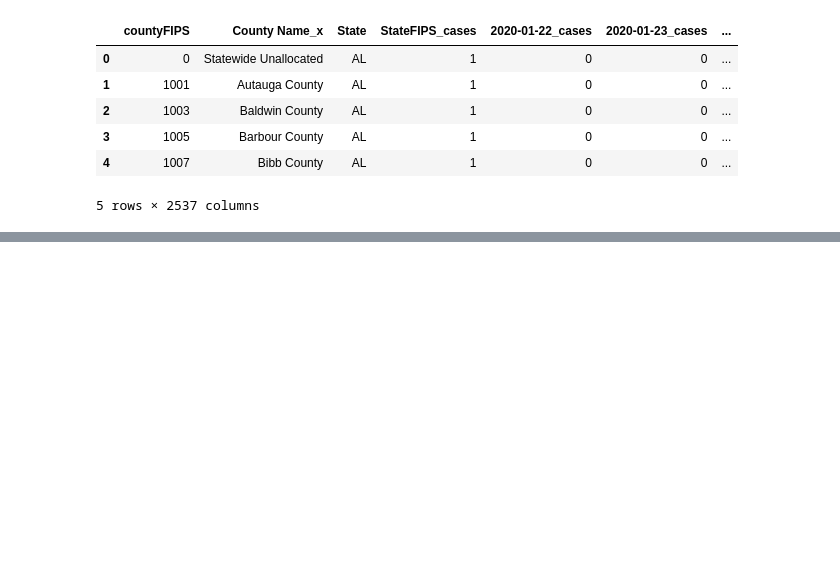
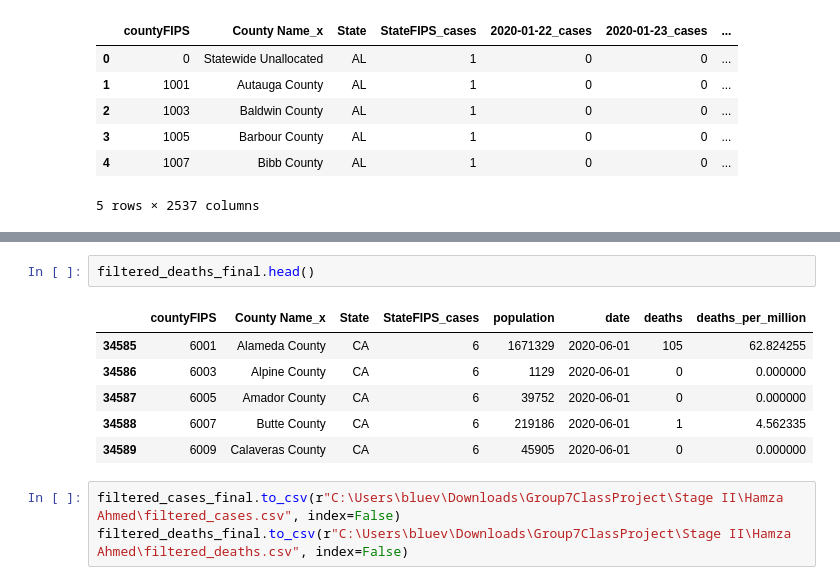
Before and after one commit to hamza890890/Group7ClassProject, a Jupyter notebook: Stage II/Hamza Ahmed/Member Project Phase II.ipynb, the cells around one changed output, grey strips where cells are left out. Cells and saved outputs as stored; diff of their text form; blank space fills up the shorter version.

```diff
--- a/Stage II/Hamza Ahmed/Member Project Phase II.ipynb
+++ b/Stage II/Hamza Ahmed/Member Project Phase II.ipynb
@@ -41,0 +165,12 @@ deaths_df.to_csv(r"C:\Users\bluev\Downloads\Group7ClassProject\Stage I\Team\deat
+# %%
+filtered_deaths_final.head()
+# %% [output]
+|  | countyFIPS | County Name_x | State | StateFIPS_cases | population | date | deaths | deaths_per_million |
+| 34585 | 6001 | Alameda County | CA | 6 | 1671329 | 2020-06-01 | 105 | 62.824255 |
+| 34586 | 6003 | Alpine County | CA | 6 | 1129 | 2020-06-01 | 0 | 0.000000 |
+| 34587 | 6005 | Amador County | CA | 6 | 39752 | 2020-06-01 | 0 | 0.000000 |
+| 34588 | 6007 | Butte County | CA | 6 | 219186 | 2020-06-01 | 1 | 4.562335 |
+| 34589 | 6009 | Calaveras County | CA | 6 | 45905 | 2020-06-01 | 0 | 0.000000 |
+# %%
+filtered_cases_final.to_csv(r"C:\Users\bluev\Downloads\Group7ClassProject\Stage II\Hamza Ahmed\filtered_cases.csv", index=False)
+filtered_deaths_final.to_csv(r"C:\Users\bluev\Downloads\Group7ClassProject\Stage II\Hamza Ahmed\filtered_deaths.csv", index=False)
```
Also changed, not shown: parts of 6 cells of this notebook, 4 other files.
